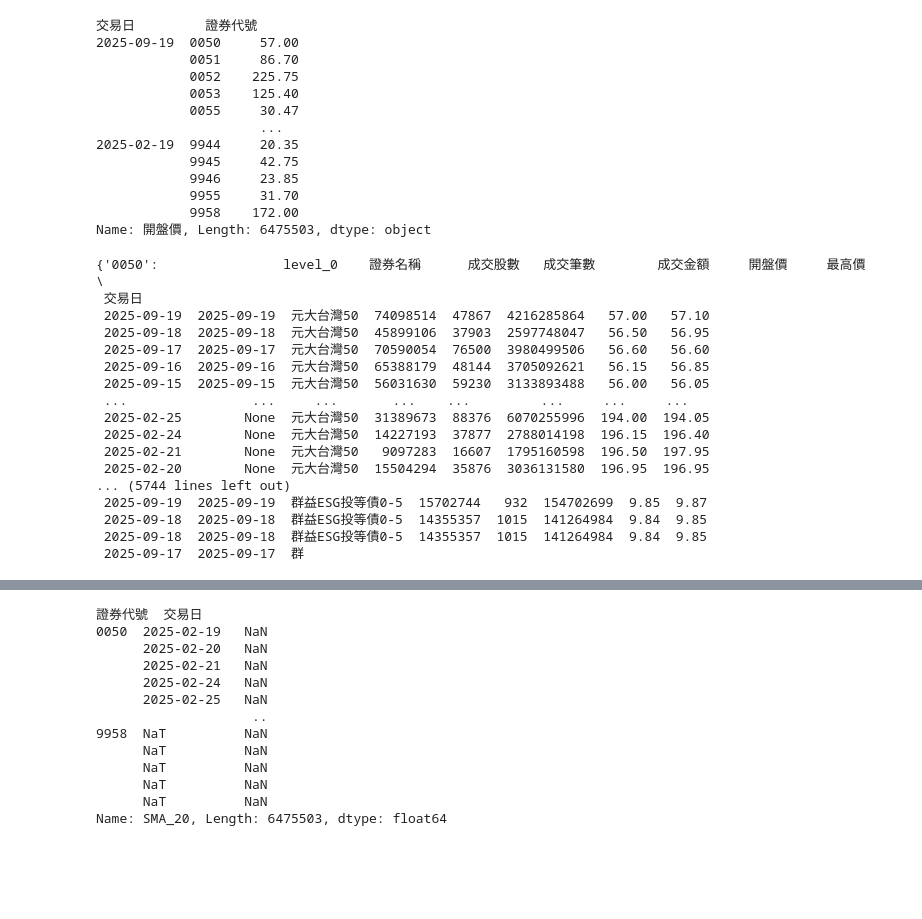
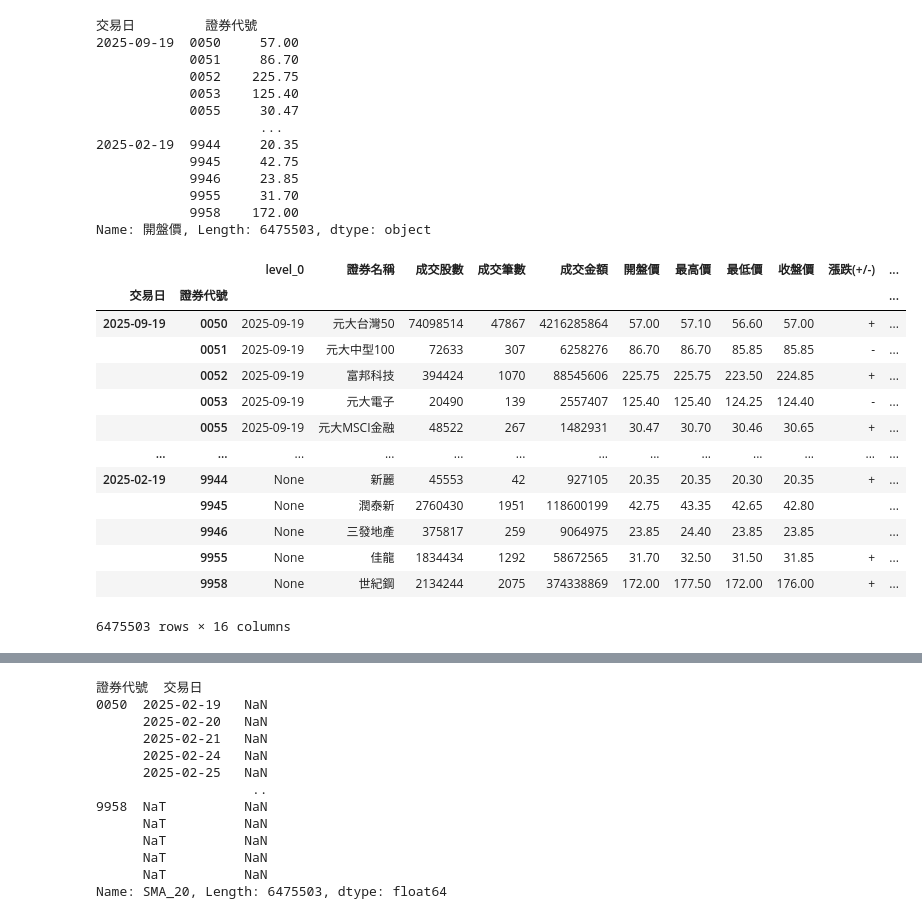
Before and after one commit to ifurther/Stocker, a Jupyter notebook: Stocker_analyze.ipynb, the cells around one changed output, grey strips where cells are left out. Saved outputs shown, nothing was run; the diff lists cells and outputs as text; code cells hidden in the pictures; blank space fills up the shorter version.

```diff
--- a/Stocker_analyze.ipynb
+++ b/Stocker_analyze.ipynb
@@ -238,25 +319,22 @@ for stock_id, df_stock in Stocker2.data.groupby(level='證券代號'):
-# %%
-stock_dfs
-# %% [output]
-{'0050':                level_0    證券名稱      成交股數   成交筆數        成交金額     開盤價     最高價  \
- 交易日
- 2025-09-19  2025-09-19  元大台灣50  74098514  47867  4216285864   57.00   57.10
- 2025-09-18  2025-09-18  元大台灣50  45899106  37903  2597748047   56.50   56.95
- 2025-09-17  2025-09-17  元大台灣50  70590054  76500  3980499506   56.60   56.60
- 2025-09-16  2025-09-16  元大台灣50  65388179  48144  3705092621   56.15   56.85
- 2025-09-15  2025-09-15  元大台灣50  56031630  59230  3133893488   56.00   56.05
- ...                ...     ...       ...    ...         ...     ...     ...
- 2025-02-25        None  元大台灣50  31389673  88376  6070255996  194.00  194.05
- 2025-02-24        None  元大台灣50  14227193  37877  2788014198  196.15  196.40
- 2025-02-21        None  元大台灣50   9097283  16607  1795160598  196.50  197.95
- 2025-02-20        None  元大台灣50  15504294  35876  3036131580  196.95  196.95
-... (5744 lines left out)
- 2025-09-19  2025-09-19  群益ESG投等債0-5  15702744   932  154702699  9.85  9.87
- 2025-09-18  2025-09-18  群益ESG投等債0-5  14355357  1015  141264984  9.84  9.85
- 2025-09-18  2025-09-18  群益ESG投等債0-5  14355357  1015  141264984  9.84  9.85
- 2025-09-17  2025-09-17  群
 # %%
 Stocker2.data_ta = Stocker2.data[['開盤價', '最高價', '最低價', '收盤價', '成交股數']].copy()
 Stocker2.data_ta.columns = ['open', 'high', 'low', 'close', 'volume']
 # %%
 Stocker2.data_ta = Stocker2.data_ta.swaplevel('交易日', '證券代號').sort_index()
+# %%
+Stocker2.data
+# %% [output]
+|  |  | level_0 | 證券名稱 | 成交股數 | 成交筆數 | 成交金額 | 開盤價 | 最高價 | 最低價 | 收盤價 | 漲跌(+/-) | ... |
+| 交易日 | 證券代號 |  |  |  |  |  |  |  |  |  |  | ... |
+| 2025-09-19 | 0050 | 2025-09-19 | 元大台灣50 | 74098514 | 47867 | 4216285864 | 57.00 | 57.10 | 56.60 | 57.00 | + | ... |
+|  | 0051 | 2025-09-19 | 元大中型100 | 72633 | 307 | 6258276 | 86.70 | 86.70 | 85.85 | 85.85 | - | ... |
+|  | 0052 | 2025-09-19 | 富邦科技 | 394424 | 1070 | 88545606 | 225.75 | 225.75 | 223.50 | 224.85 | + | ... |
+|  | 0053 | 2025-09-19 | 元大電子 | 20490 | 139 | 2557407 | 125.40 | 125.40 | 124.25 | 124.40 | - | ... |
+|  | 0055 | 2025-09-19 | 元大MSCI金融 | 48522 | 267 | 1482931 | 30.47 | 30.70 | 30.46 | 30.65 | + | ... |
+| ... | ... | ... | ... | ... | ... | ... | ... | ... | ... | ... | ... | ... |
+| 2025-02-19 | 9944 | None | 新麗 | 45553 | 42 | 927105 | 20.35 | 20.35 | 20.30 | 20.35 | + | ... |
+|  | 9945 | None | 潤泰新 | 2760430 | 1951 | 118600199 | 42.75 | 43.35 | 42.65 | 42.80 |  | ... |
+|  | 9946 | None | 三發地產 | 375817 | 259 | 9064975 | 23.85 | 24.40 | 23.85 | 23.85 |  | ... |
+|  | 9955 | None | 佳龍 | 1834434 | 1292 | 58672565 | 31.70 | 32.50 | 31.50 | 31.85 | + | ... |
+|  | 9958 | None | 世紀鋼 | 2134244 | 2075 | 374338869 | 172.00 | 177.50 | 172.00 | 176.00 | + | ... |
+6475503 rows × 16 columns
```
Also changed, not shown: parts of 25 cells of this notebook, 1 other file.
